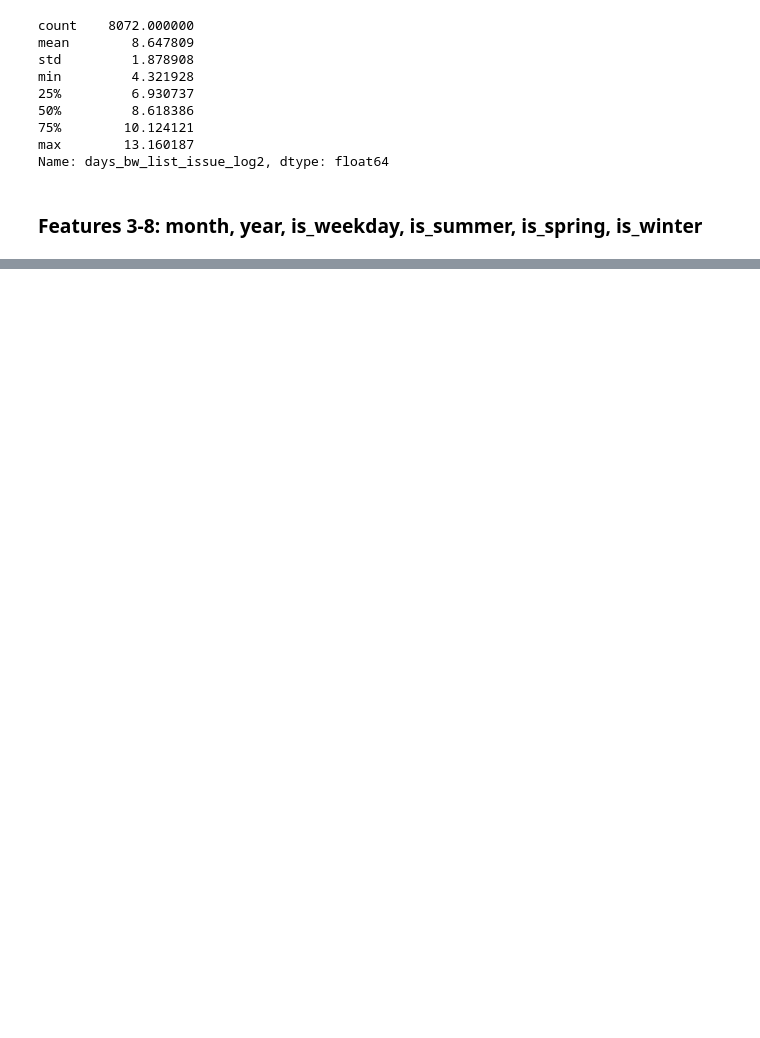
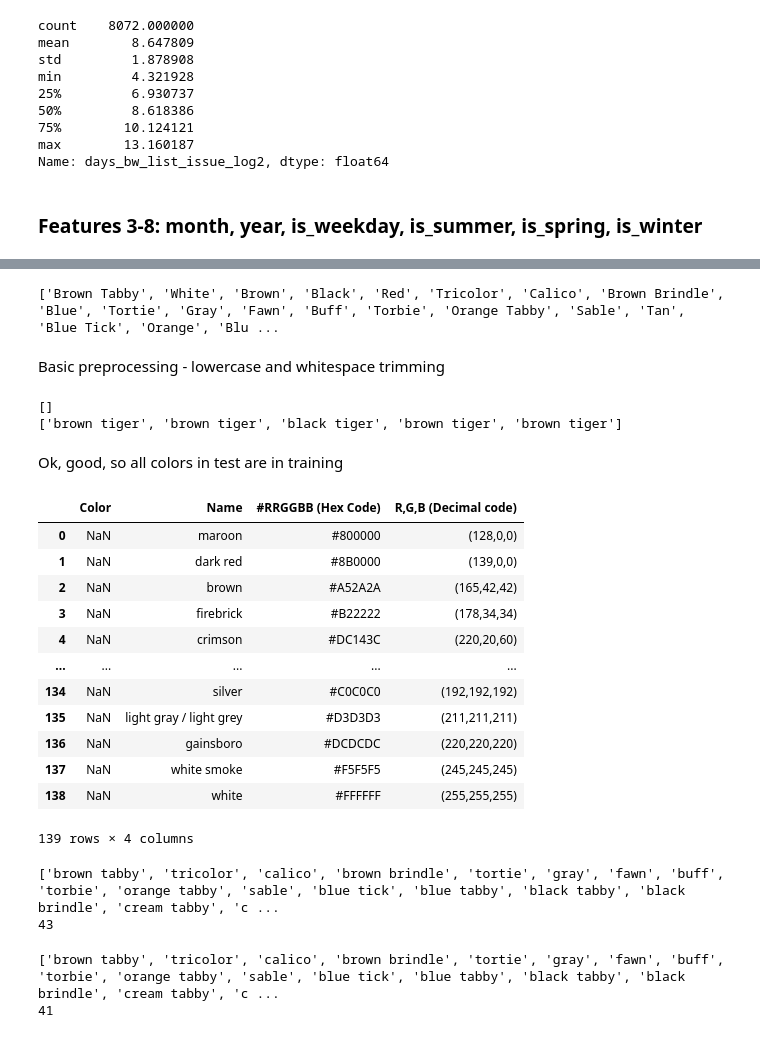
Before and after one commit to ShaunakSen/Data-Science-and-Machine-Learning, a Jupyter notebook: Hackerearth Project - Pet Adoption/Hackerearth ML Project - Pet Adoption.ipynb, the cells around one changed output, grey strips where cells are left out. Cells and saved outputs as stored; diff of their text form; code cells hidden in the pictures; blank space fills up the shorter version.

Commit message:
exploring color type

```diff
--- a/Hackerearth Project - Pet Adoption/Hackerearth ML Project - Pet Adoption.ipynb
+++ b/Hackerearth Project - Pet Adoption/Hackerearth ML Project - Pet Adoption.ipynb
@@ -593,0 +574,6 @@ See the caveats in the documentation: https://pandas.pydata.org/pandas-docs/stab
+# %%
+print (list(tr_df['color_type'].unique()))
+# %% [output]
+['Brown Tabby', 'White', 'Brown', 'Black', 'Red', 'Tricolor', 'Calico', 'Brown Brindle', 'Blue', 'Tortie', 'Gray', 'Fawn', 'Buff', 'Torbie', 'Orange Tabby', 'Sable', 'Tan', 'Blue Tick', 'Orange', 'Blu ...
+# %% [markdown]
+Basic preprocessing - lowercase and whitespace trimming
@@ -593,0 +583,29 @@ See the caveats in the documentation: https://pandas.pydata.org/pandas-docs/stab
+# %%
+color_not_in_tr, color_not_in_te = [c for c in colors_te if c not in colors_tr], [c for c in colors_tr if c not in colors_te]
+
+print (color_not_in_tr)
+
+print (color_not_in_te)
+# %% [output]
+[]
+['brown tiger', 'brown tiger', 'black tiger', 'brown tiger', 'brown tiger']
+# %% [markdown]
+Ok, good, so all colors in test are in training
+# %%
+colors_data_html = pd.read_html(io="https://flaviocopes.com/rgb-color-codes/")[0]
+
+colors_data_html
+# %% [output]
+|  | Color | Name | #RRGGBB (Hex Code) | R,G,B (Decimal code) |
+| 0 | NaN | maroon | #800000 | (128,0,0) |
+| 1 | NaN | dark red | #8B0000 | (139,0,0) |
+| 2 | NaN | brown | #A52A2A | (165,42,42) |
+| 3 | NaN | firebrick | #B22222 | (178,34,34) |
+| 4 | NaN | crimson | #DC143C | (220,20,60) |
+| ... | ... | ... | ... | ... |
+| 134 | NaN | silver | #C0C0C0 | (192,192,192) |
+| 135 | NaN | light gray / light grey | #D3D3D3 | (211,211,211) |
+| 136 | NaN | gainsboro | #DCDCDC | (220,220,220) |
+| 137 | NaN | white smoke | #F5F5F5 | (245,245,245) |
+| 138 | NaN | white | #FFFFFF | (255,255,255) |
+139 rows × 4 columns
@@ -593,0 +620,6 @@ See the caveats in the documentation: https://pandas.pydata.org/pandas-docs/stab
+# %%
+print (colors_unmatched)
+print (len(colors_unmatched))
+# %% [output]
+['brown tabby', 'tricolor', 'calico', 'brown brindle', 'tortie', 'gray', 'fawn', 'buff', 'torbie', 'orange tabby', 'sable', 'blue tick', 'blue tabby', 'black tabby', 'black brindle', 'cream tabby', 'c ...
+43
@@ -593,0 +631,6 @@ See the caveats in the documentation: https://pandas.pydata.org/pandas-docs/stab
+# %%
+print (colors_unmatched_in_te)
+print (len(colors_unmatched_in_te))
+# %% [output]
+['brown tabby', 'tricolor', 'calico', 'brown brindle', 'tortie', 'gray', 'fawn', 'buff', 'torbie', 'orange tabby', 'sable', 'blue tick', 'blue tabby', 'black tabby', 'black brindle', 'cream tabby', 'c ...
+41
```
Also changed, not shown: parts of 9 cells of this notebook.
